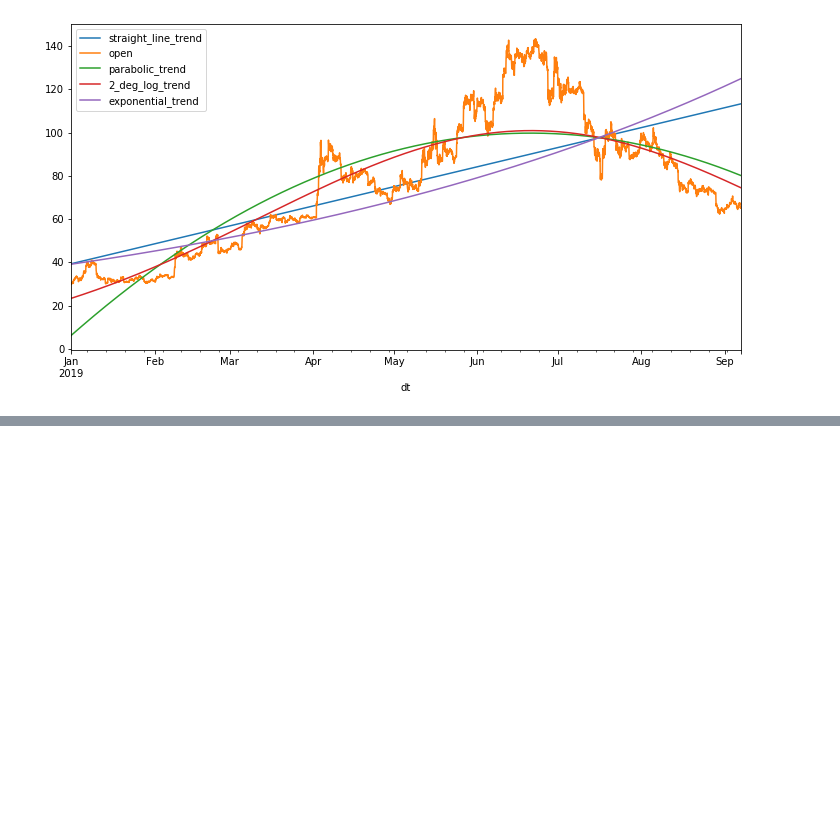
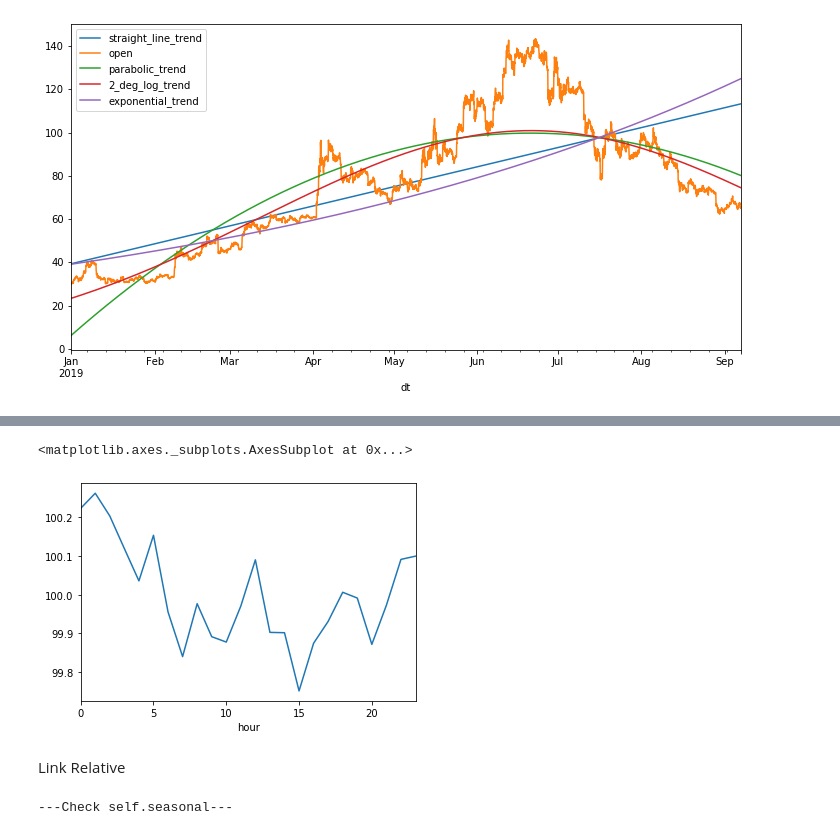
Before and after one commit to NilakshiMondal/Bitcoin-Price-Analysis, a Jupyter notebook: nbs/TS analysis.ipynb, the cells around one changed output, grey strips where cells are left out. Drawn from its saved outputs; the diff is of its cells as text; code cells hidden in the pictures; blank space fills up the shorter version.

```diff
--- a/nbs/TS analysis.ipynb
+++ b/nbs/TS analysis.ipynb
@@ -243,0 +285,11 @@ ltc.plot_data(col=['modified_exponential_trend','gompertz_trend', 'ma_trend','op
+# %%
+ltc.seasonal.plot()
+# %% [output]
+<matplotlib.axes._subplots.AxesSubplot at 0x...>
+[figure, added]
+# %% [markdown]
+Link Relative
+# %%
+ltc.seasonality(col='open', method = 'link relative', subset = True)
+# %% [output]
+---Check self.seasonal---
```
Also changed, not shown: parts of 21 cells of this notebook.
